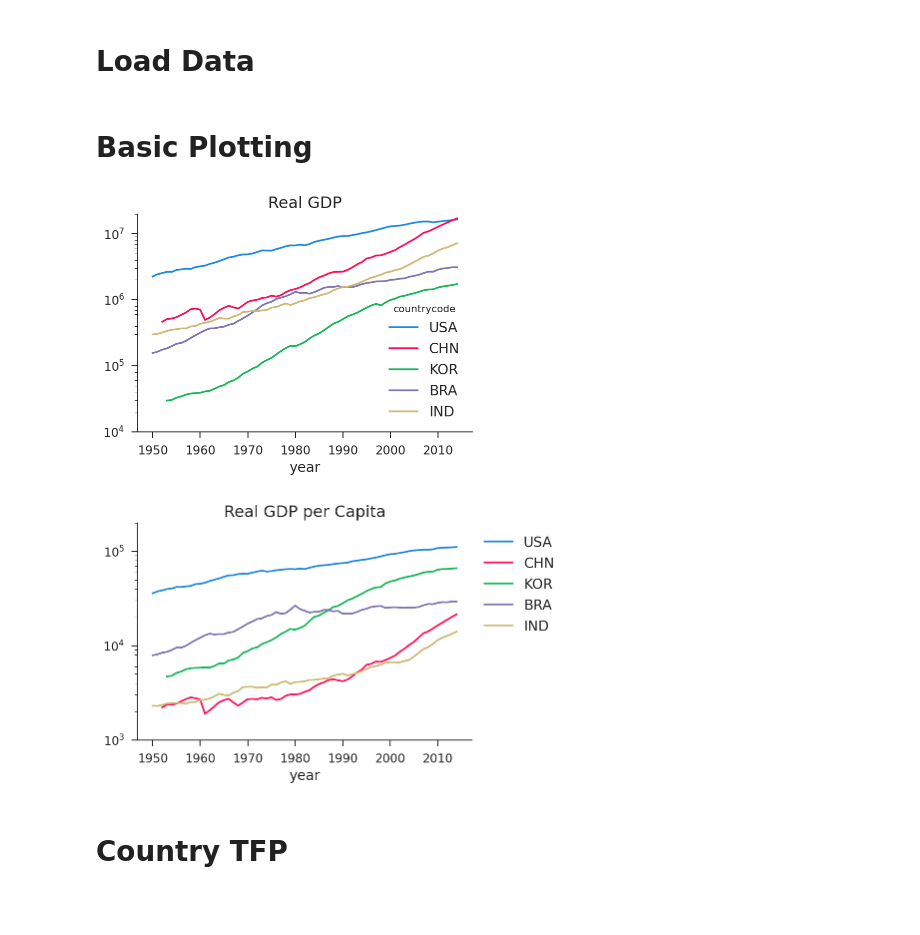
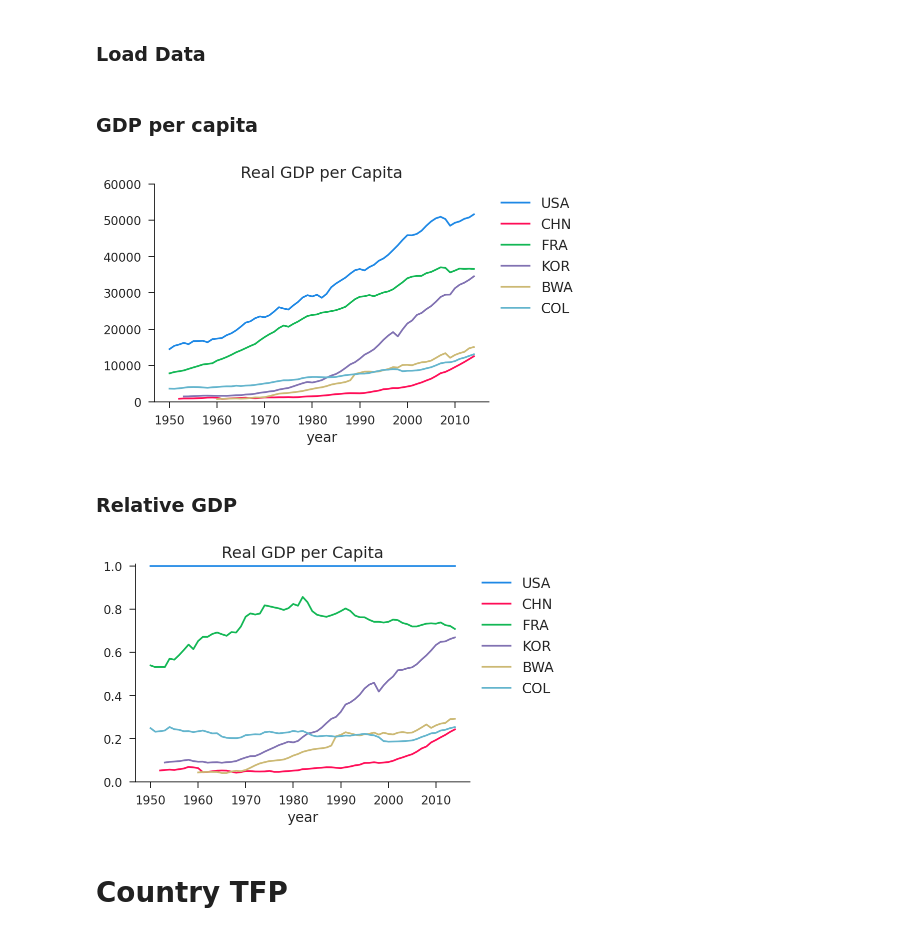
Before and after one commit to iamlemec/data_science, a Jupyter notebook: examples/multi_country.ipynb, the cells around one changed output. Cells and saved outputs as stored; diff of their text form; code cells hidden in the pictures; blank space fills up the shorter version.

```diff
--- a/examples/multi_country.ipynb
+++ b/examples/multi_country.ipynb
@@ -13,30 +13,32 @@ mpl.style.use('../config/clean.mplstyle') # this loads my personal plotting sett
 # if you have an HD display
 %config InlineBackend.figure_format = 'retina'
 # %% [markdown]
-# Load Data
+### Load Data
 # %%
 # load in Penn World Tables
 pwt0 = pd.read_excel('../data/pwt90.xlsx', sheet_name='Data', engine='openpyxl')
 pwt = pwt0.pivot('year','countrycode')
 # %%
 # choose a set of countries
-country = ['USA', 'CHN', 'KOR', 'BRA', 'IND']
+country = ['USA', 'CHN', 'FRA', 'KOR', 'BWA', 'COL']
-# %% [markdown]
-# Basic Plotting
+# %% [markdown]
+### GDP per capita
 # %%
-# plot the log of real GDP
-sel = pwt['rgdpna'][country]
-sel.plot(logy=True, title='Real GDP', ylim=(1e4, 2e7));
+# plot the log of real GDP per capita
+rgdp_per = pwt['rgdpna']/pwt['pop']
+ax = rgdp_per[country].plot(title='Real GDP per Capita', ylim=(0, 6e4))
+ax.legend(bbox_to_anchor=(1, 1)); # put legend on outside
 # %% [output]
-[figure, old version]
+[figure, new version]
+# %% [markdown]
+### Relative GDP
 # %%
 # plot the log of real GDP per capita
-rgdp_per = pwt['rgdpna']/pwt['emp']
-sel = rgdp_per[country]
-ax = sel.plot(logy=True, title='Real GDP per Capita', ylim=(1e3, 2e5))
+rgdp_rel = rgdp_per.div(rgdp_per['USA'], axis=0)
+ax = rgdp_rel[country].plot(title='Real GDP per Capita', ylim=(0, 1.01))
 ax.legend(bbox_to_anchor=(1, 1)); # put legend on outside
 # %% [output]
-[figure, old version]
+[figure, new version]
 # %% [markdown]
 # Country TFP
 # %%
```
Also changed, not shown: parts of 2 cells of this notebook, 2 other files.
